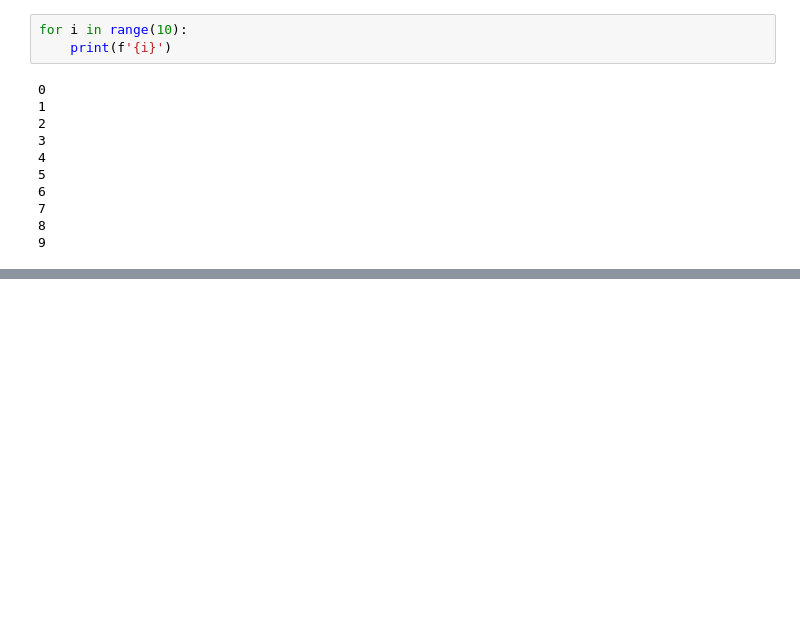
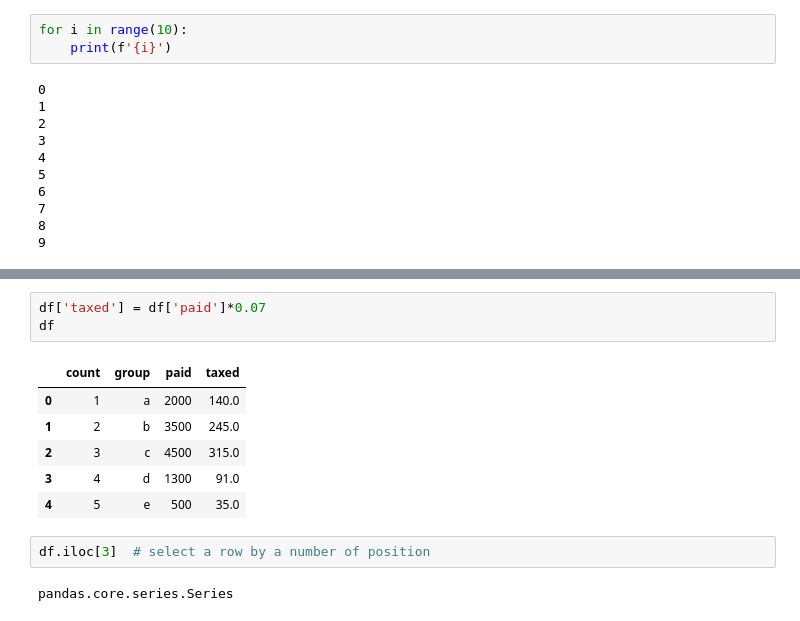
Before and after one commit to likit/nxpo-python-datasci-camp, a Jupyter notebook: notebooks/basic-python.ipynb, the cells around one changed output, grey strips where cells are left out. Saved outputs shown, nothing was run; the diff lists cells and outputs as text; blank space fills up the shorter version.

```diff
--- a/notebooks/basic-python.ipynb
+++ b/notebooks/basic-python.ipynb
@@ -27,0 +773,14 @@ for i in range(10):
+# %%
+df['taxed'] = df['paid']*0.07
+df
+# %% [output]
+|  | count | group | paid | taxed |
+| 0 | 1 | a | 2000 | 140.0 |
+| 1 | 2 | b | 3500 | 245.0 |
+| 2 | 3 | c | 4500 | 315.0 |
+| 3 | 4 | d | 1300 | 91.0 |
+| 4 | 5 | e | 500 | 35.0 |
+# %%
+df.iloc[3]  # select a row by a number of position
+# %% [output]
+pandas.core.series.Series
```
Also changed, not shown: parts of 166 cells of this notebook, 1 other file.
